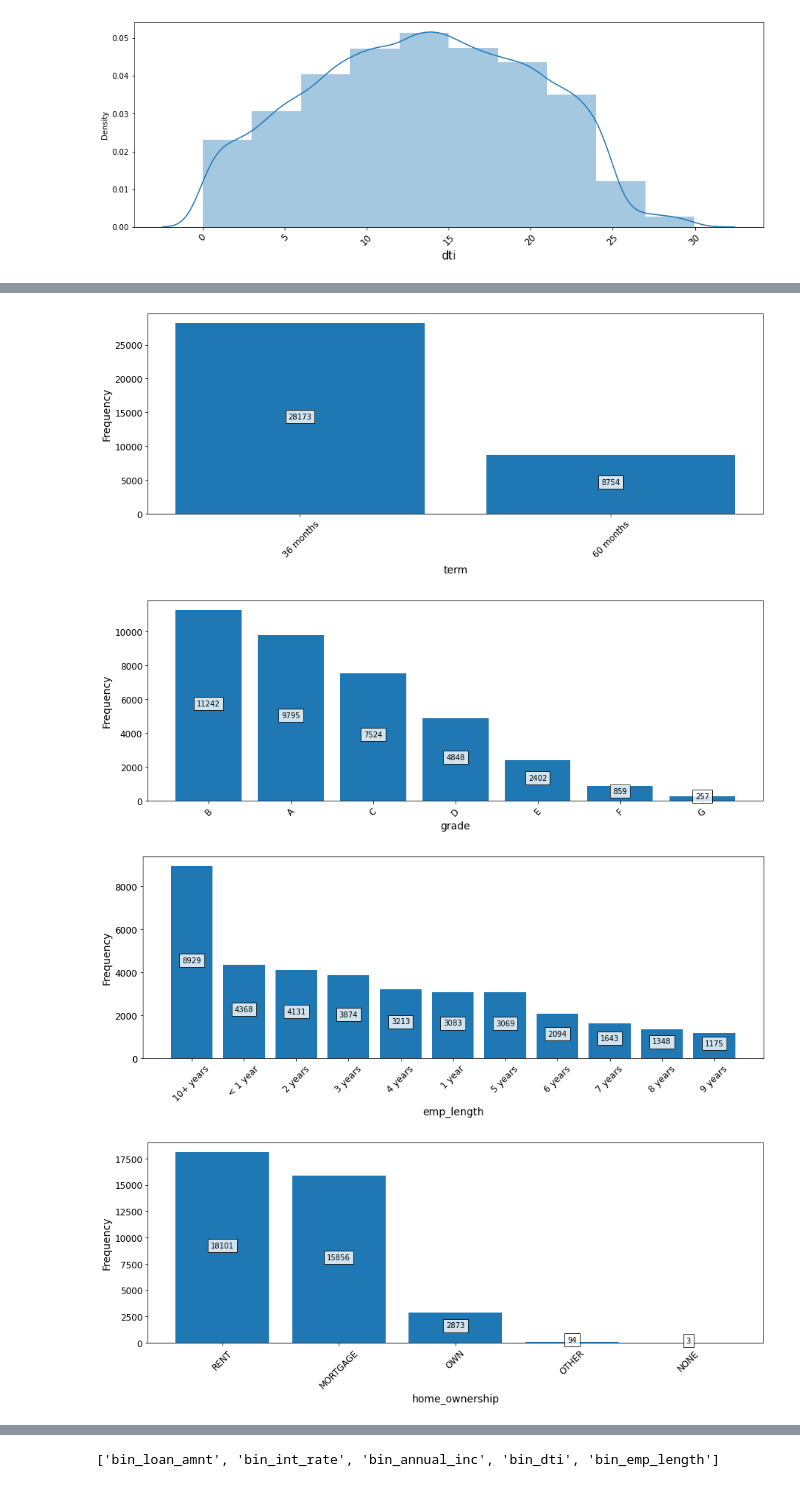
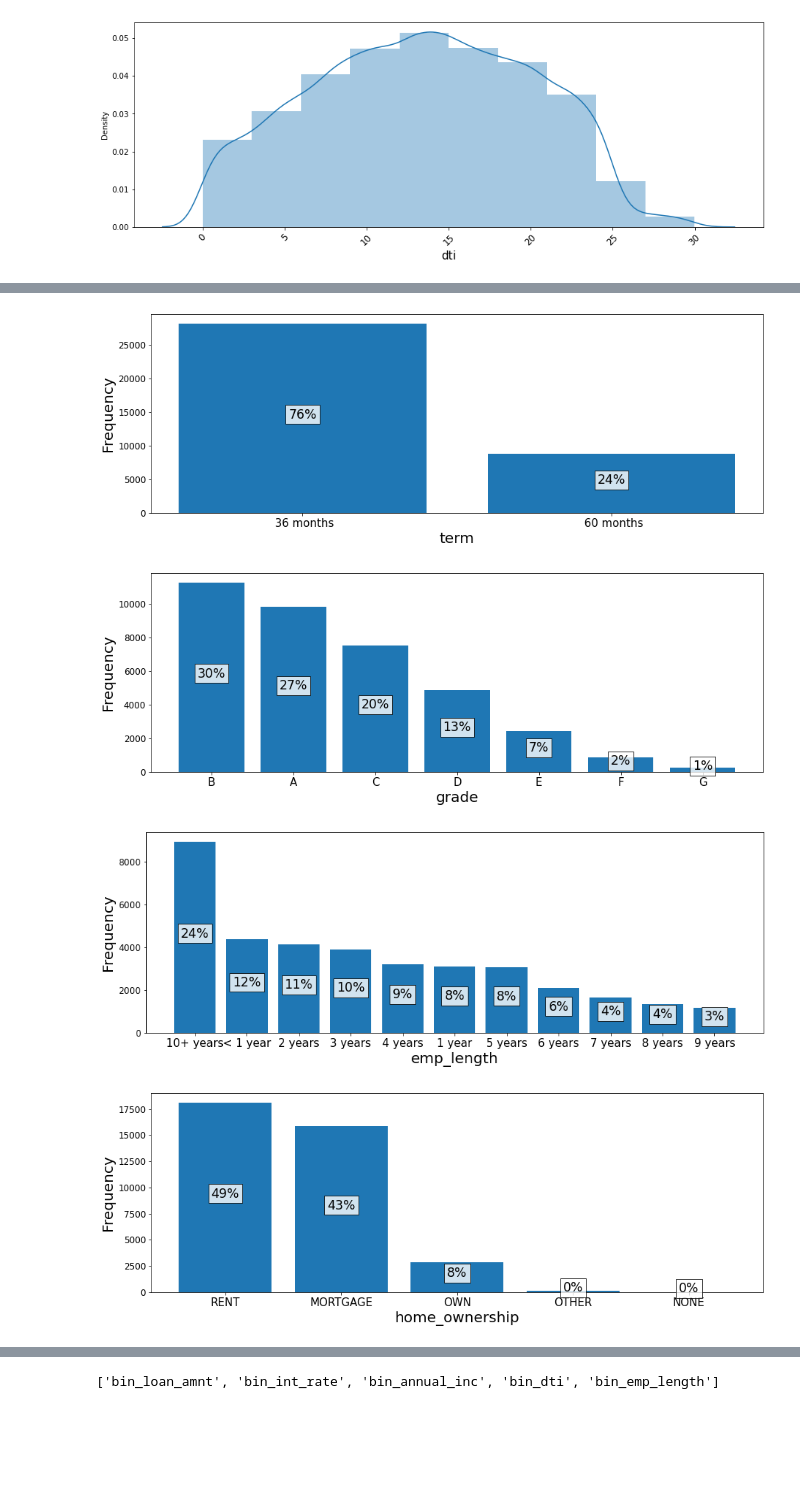
Before and after one commit to karthickchetti/LendingClubCaseStudy, a Jupyter notebook: Karthick_Chetti.ipynb, the cells around one changed output, grey strips where cells are left out. Cells and saved outputs as stored; diff of their text form; code cells hidden in the pictures; blank space fills up the shorter version.

```diff
--- a/Karthick_Chetti.ipynb
+++ b/Karthick_Chetti.ipynb
@@ -105,0 +99,12 @@ However it is important to select the most relevant columns out of these 43 for
+# %%
+#Checking descriptive columns
+desc_cols=[]
+for columns in lc_df.columns:
+    if lc_df[columns].dtypes == "object" and lc_df[columns].nunique()>50 :
+        desc_cols.append(columns)
+print("These columns have more than 50 unique values \n",desc_cols)
+#Cannot conclude dates and columns with % as descriptive columns
+#Member id is also unique but since we already have id, dropping member id
+descriptive_cols=["member_id","emp_title","url","desc","title","zip_code"]
+print("Dropped the descriptive columns :",descriptive_cols)
+lc_df.drop(descriptive_cols,axis=1,inplace=True)
@@ -109,7 +124,7 @@ However it is important to select the most relevant columns out of these 43 for
 # %%
 # Key features
 # Here id is conidered for aggregation purpose
-req_features=["id","loan_amnt","term","int_rate","grade","home_ownership","emp_length","annual_inc","verification_status","purpose","dti","loan_status"]
+req_features=["id","loan_amnt","term","int_rate","grade","home_ownership","emp_length","annual_inc","verification_status","purpose","dti","loan_status","earliest_cr_line"]
 lc_df = lc_df[req_features]
 # %%
 # Having a look at the data
@@ -337,18 +362,23 @@ for col in numeric_data:
 # %%
 #Plotting bar for ordered categorical variables & unordered categorical variables
 cat_data=ordered_cat_data+unordered_cat_data
 for col in cat_data :
     plt.figure(figsize=(15,5))
     plt.bar(lc_df[col].value_counts().index,lc_df[col].value_counts().values)
-    plt.xticks(fontsize=12,rotation = 45)
-    plt.xlabel(col,fontsize=14)
-    plt.ylabel("Frequency",fontsize=14)
+    if col=="purpose":
+        rot=45
+    else:
+        rot=0
+    plt.xticks(fontsize=15,rotation = rot)
+    plt.xlabel(col,fontsize=20)
+    plt.ylabel("Frequency",fontsize=20)
     plt.yticks(fontsize=12)
     for i,h in enumerate(lc_df[col].value_counts().values):
-        plt.text(i,h/2,h,ha="center", bbox = dict(facecolor = 'white', alpha = 0.8))
+        val=int(round(((h/len(lc_df))*100),0))
+        plt.text(i,h/2,str(val)+"%",ha="center", bbox = dict(facecolor = 'white', alpha = 0.8),size="xx-large")
     plt.show()
 # %% [output]
-[figure, old version]
+[figure, new version]
-[figure, old version]
+[figure, new version]
-[figure, old version]
+[figure, new version]
-[figure, old version]
+[figure, new version]
```
Also changed, not shown: parts of 52 cells of this notebook, 1 other file.
